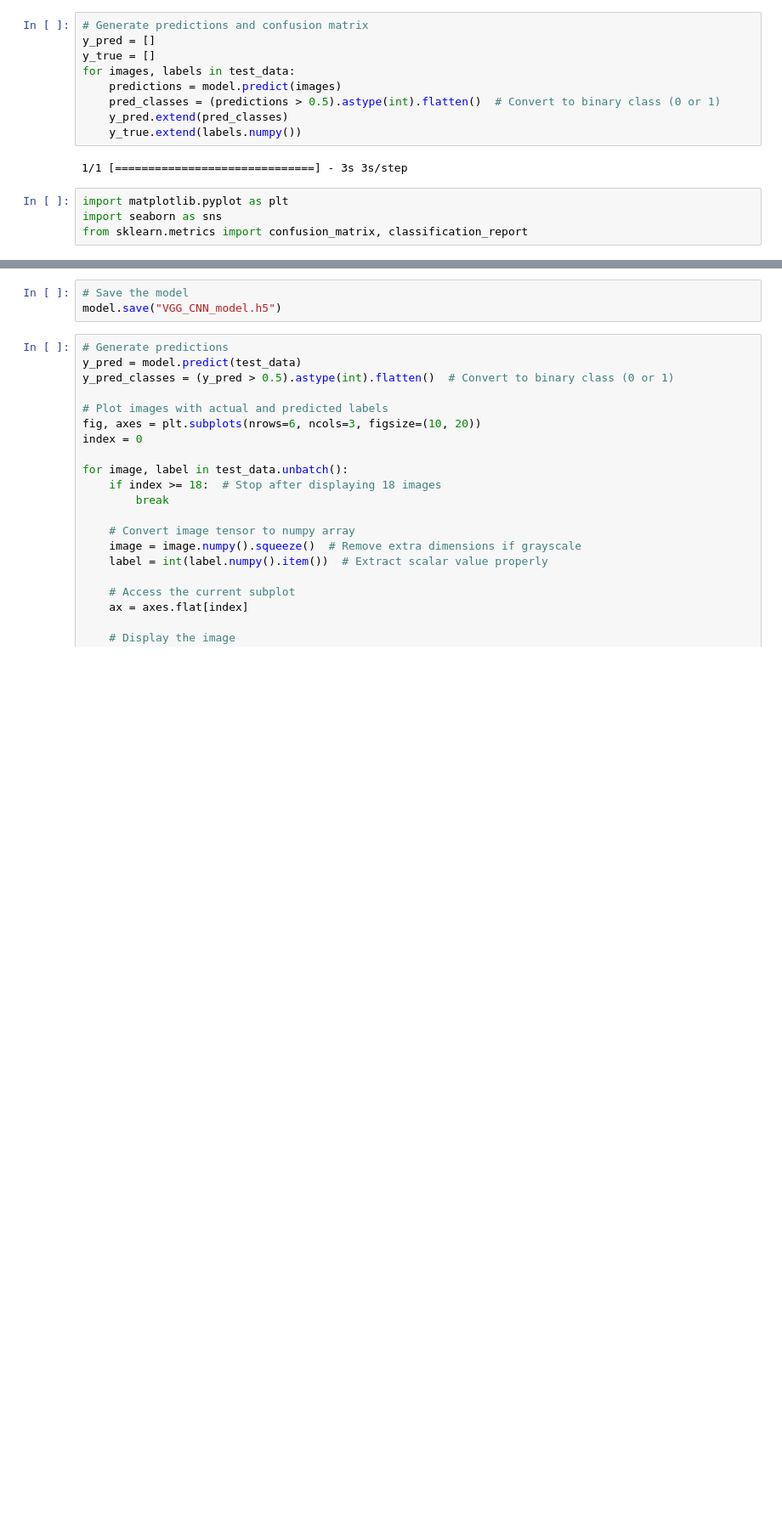
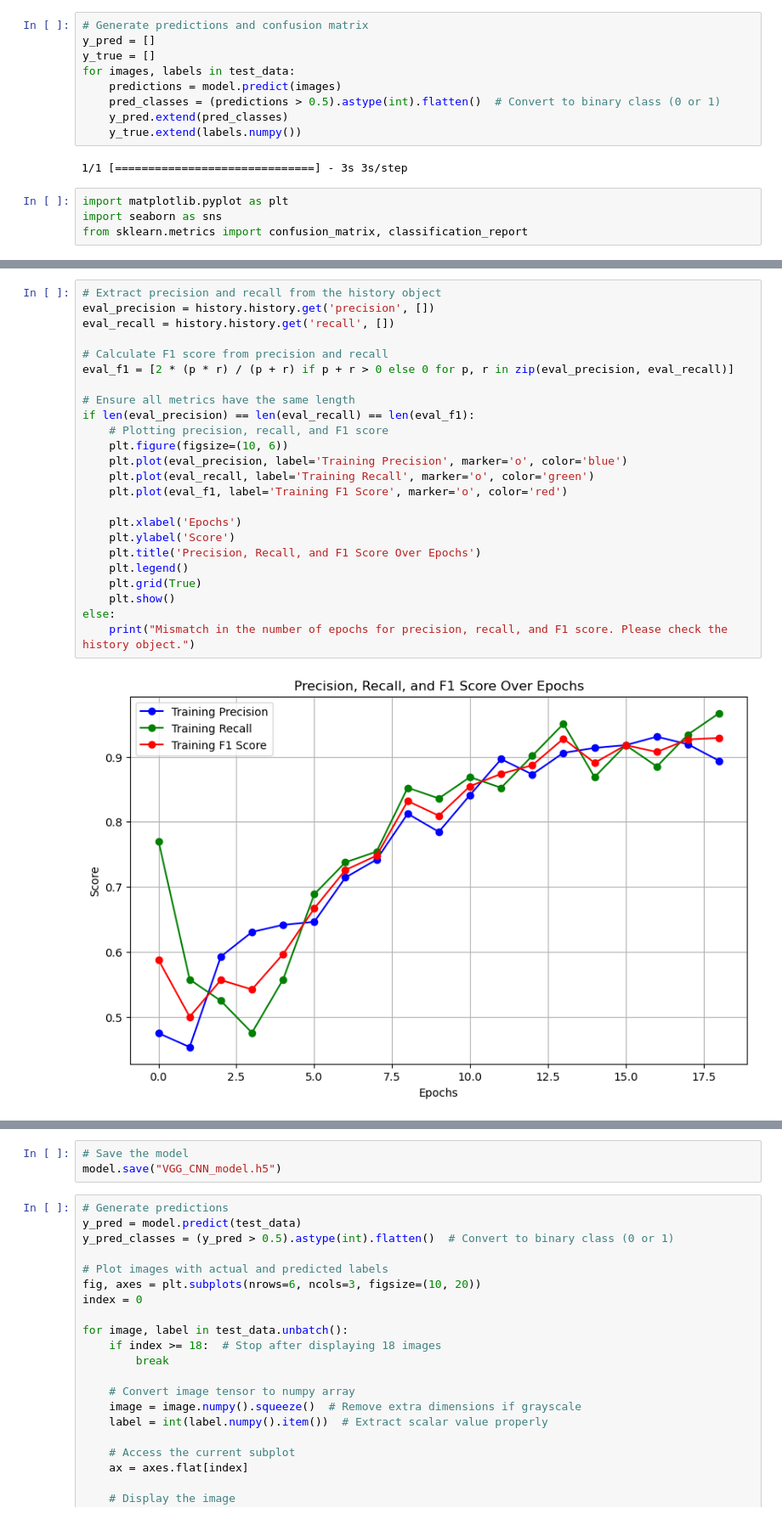
Before and after one commit to tkvngan/DeepLearning_for_BrainTumorDetection, a Jupyter notebook: notebooks/02_supervised_learning-VGG-V2.ipynb, the cells around one changed output, grey strips where cells are left out. Shown at 85% size. Saved outputs shown, nothing was run; the diff lists cells and outputs as text; blank space fills up the shorter version.

```diff
--- a/notebooks/02_supervised_learning-VGG-V2.ipynb
+++ b/notebooks/02_supervised_learning-VGG-V2.ipynb
@@ -170,3 +233,29 @@ from sklearn.metrics import confusion_matrix, classification_report
+# %%
+# Extract precision and recall from the history object
+eval_precision = history.history.get('precision', [])
+eval_recall = history.history.get('recall', [])
+
+# Calculate F1 score from precision and recall
+eval_f1 = [2 * (p * r) / (p + r) if p + r > 0 else 0 for p, r in zip(eval_precision, eval_recall)]
+
+# Ensure all metrics have the same length
+if len(eval_precision) == len(eval_recall) == len(eval_f1):
+    # Plotting precision, recall, and F1 score
+    plt.figure(figsize=(10, 6))
+    plt.plot(eval_precision, label='Training Precision', marker='o', color='blue')
+    plt.plot(eval_recall, label='Training Recall', marker='o', color='green')
+    plt.plot(eval_f1, label='Training F1 Score', marker='o', color='red')
+
+    plt.xlabel('Epochs')
+    plt.ylabel('Score')
+    plt.title('Precision, Recall, and F1 Score Over Epochs')
+    plt.legend()
+    plt.grid(True)
+    plt.show()
+else:
+    print("Mismatch in the number of epochs for precision, recall, and F1 score. Please check the history object.")
+# %% [output]
+[figure, added]
 # %%
 plt.plot(history.history['accuracy'], color = 'red', label = 'train')
 plt.plot(history.history['val_accuracy'], color = 'blue', label = 'validation')
```
Also changed, not shown: parts of 18 cells of this notebook, 1 other file.
